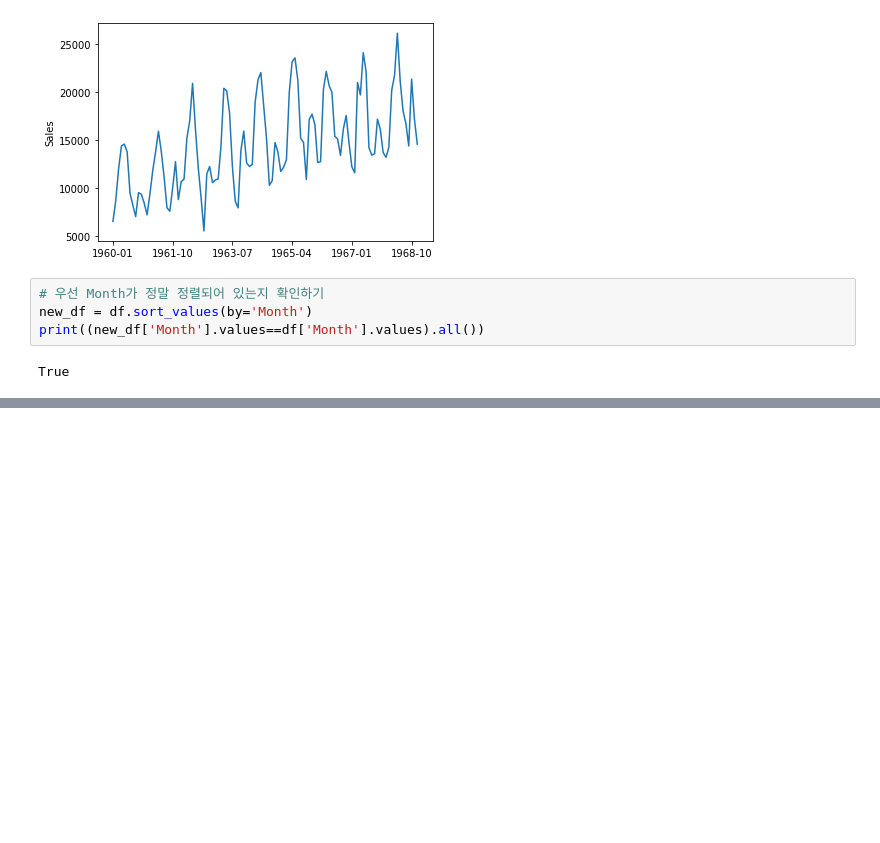
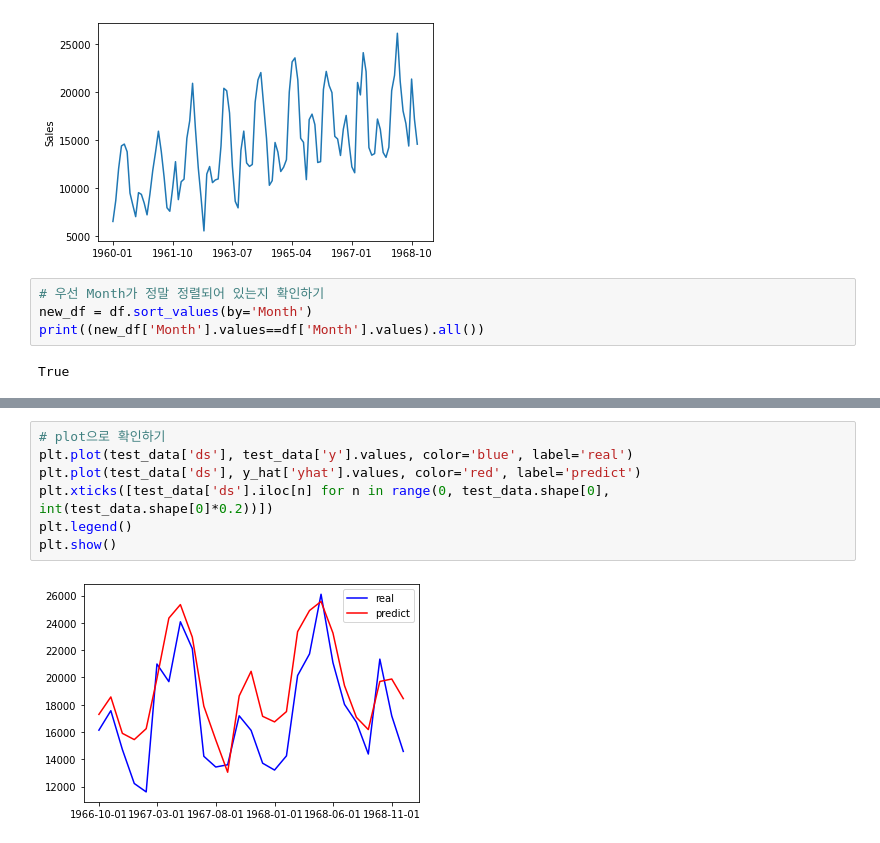
Before and after one commit to greenbear00/Kaggle, a Jupyter notebook: Prophet/Prophet.ipynb, the cells around one changed output, grey strips where cells are left out. Drawn from its saved outputs; the diff is of its cells as text; blank space fills up the shorter version.

```diff
--- a/Prophet/Prophet.ipynb
+++ b/Prophet/Prophet.ipynb
@@ -112,0 +191,9 @@ ds dtypes=  datetime64[ns]
+# %%
+# plot으로 확인하기
+plt.plot(test_data['ds'], test_data['y'].values, color='blue', label='real')
+plt.plot(test_data['ds'], y_hat['yhat'].values, color='red', label='predict')
+plt.xticks([test_data['ds'].iloc[n] for n in range(0, test_data.shape[0], int(test_data.shape[0]*0.2))])
+plt.legend()
+plt.show()
+# %% [output]
+[figure, added]
```
Also changed, not shown: parts of 8 cells of this notebook.
